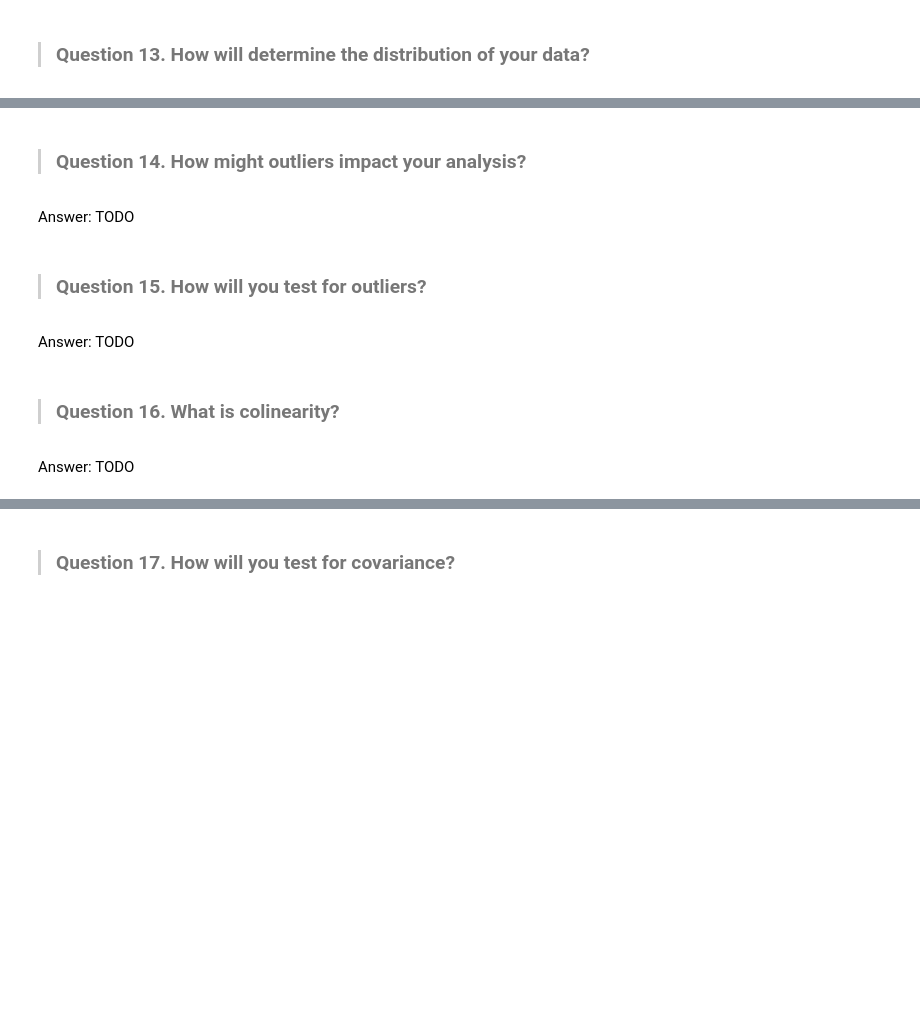
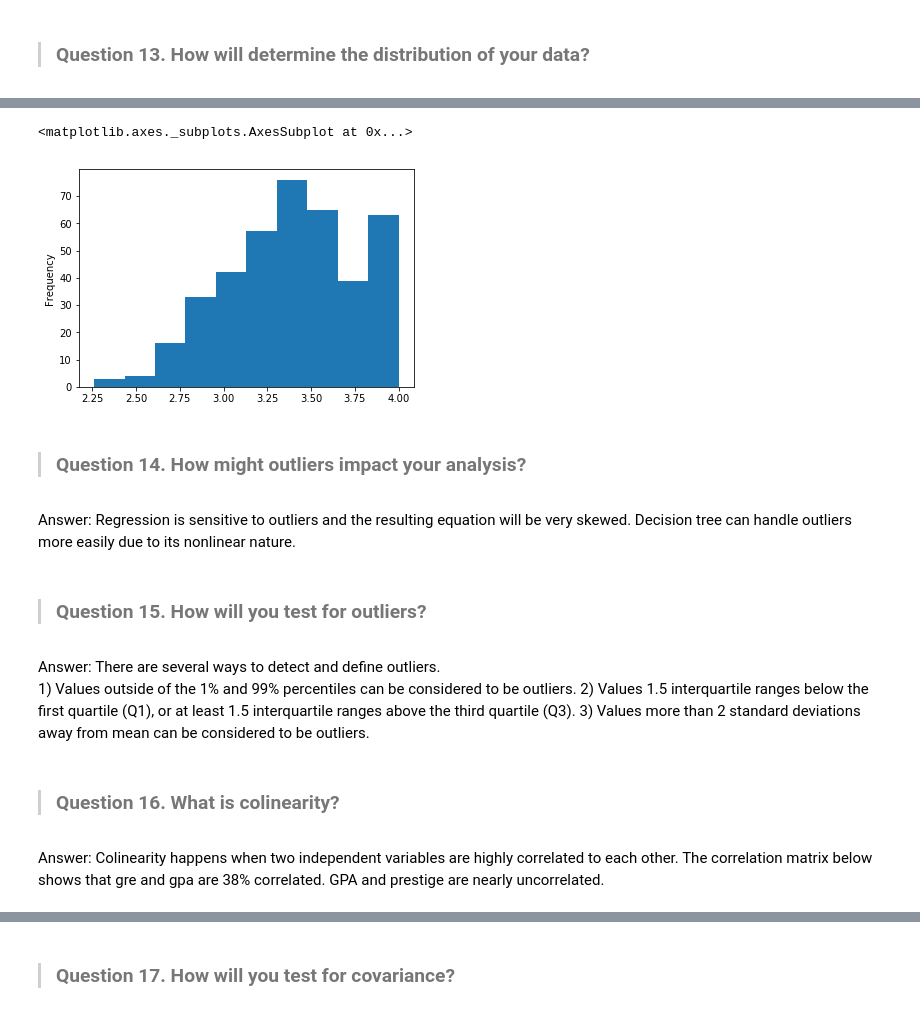
Before and after one commit to jmiller1977/DS-SF-36, a Jupyter notebook: unit-project/1/notebooks/unit-project-1-jessica.ipynb, the cells around one changed output, grey strips where cells are left out. Drawn from its saved outputs; the diff is of its cells as text; code cells hidden in the pictures; blank space fills up the shorter version.

```diff
--- a/unit-project/1/notebooks/unit-project-1-jessica.ipynb
+++ b/unit-project/1/notebooks/unit-project-1-jessica.ipynb
@@ -89,12 +131,20 @@ Answer: TODO
+# %%
+df['gpa'].plot.hist()
+# %% [output]
+<matplotlib.axes._subplots.AxesSubplot at 0x...>
+[figure, added]
 # %% [markdown]
 > ### Question 14.  How might outliers impact your analysis?
-# %% [markdown]
-Answer: TODO
+# %% [markdown]
+Answer: Regression is sensitive to outliers and the resulting equation will be very skewed.  Decision tree can handle outliers more easily due to its nonlinear nature.
 # %% [markdown]
 > ### Question 15.  How will you test for outliers?
-# %% [markdown]
-Answer: TODO
+# %% [markdown]
+Answer: There are several ways to detect and define outliers.
+    1) Values outside of the 1% and 99% percentiles can be considered to be outliers.
+    2) Values 1.5 interquartile ranges below the first quartile (Q1), or at least 1.5 interquartile ranges above the third quartile (Q3).
+    3) Values more than 2 standard deviations away from mean can be considered to be outliers.
 # %% [markdown]
 > ### Question 16.  What is colinearity?
-# %% [markdown]
-Answer: TODO
+# %% [markdown]
+Answer: Colinearity happens when two independent variables are highly correlated to each other.  The correlation matrix below shows that gre and gpa are 38% correlated.  GPA and prestige are nearly uncorrelated.
```
Also changed, not shown: parts of 39 cells of this notebook.
